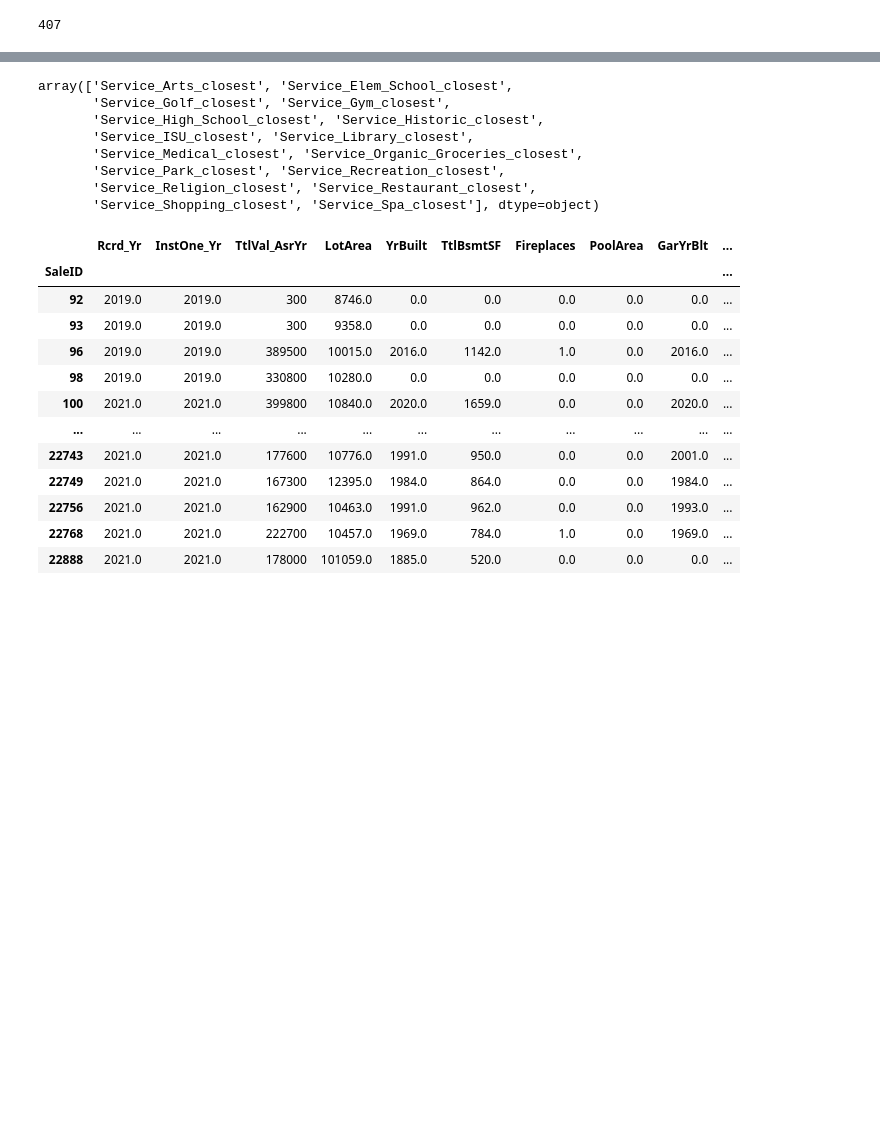
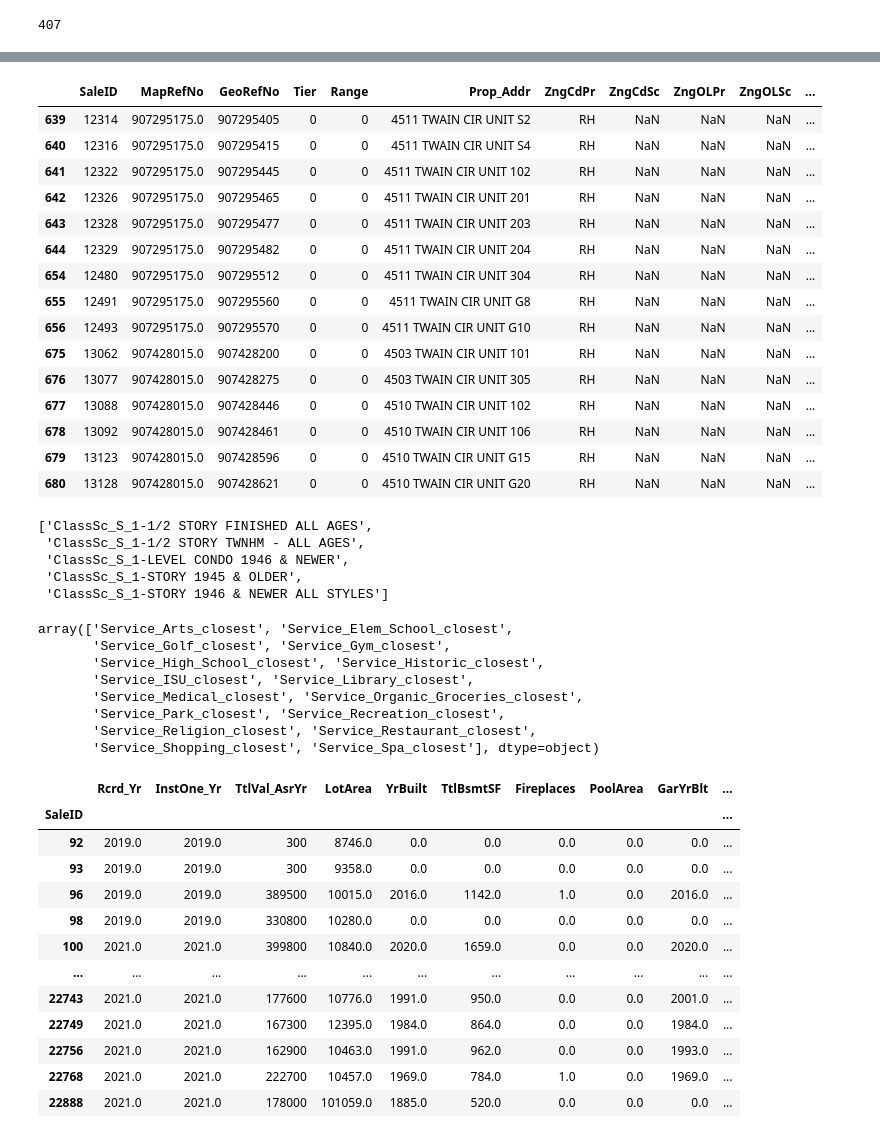
Before and after one commit to lelandjmurrin/Ames_Housing_Project, a Jupyter notebook: Ames_Project_Testing.ipynb, the cells around one changed output, grey strips where cells are left out. Drawn from its saved outputs; the diff is of its cells as text; code cells hidden in the pictures; blank space fills up the shorter version.

```diff
--- a/Ames_Project_Testing.ipynb
+++ b/Ames_Project_Testing.ipynb
@@ -185,3 +220,30 @@ selected_AB_features = (['Has_Fireplace', 'Has_Garage', 'Has_Bsmt'] +
+# %%
+df_house2019.query("Neighborhood == 'DakotaR'")
+# %% [output]
+|  | SaleID | MapRefNo | GeoRefNo | Tier | Range | Prop_Addr | ZngCdPr | ZngCdSc | ZngOLPr | ZngOLSc | ... |
+| 639 | 12314 | 907295175.0 | 907295405 | 0 | 0 | 4511 TWAIN CIR UNIT S2 | RH | NaN | NaN | NaN | ... |
+| 640 | 12316 | 907295175.0 | 907295415 | 0 | 0 | 4511 TWAIN CIR UNIT S4 | RH | NaN | NaN | NaN | ... |
+| 641 | 12322 | 907295175.0 | 907295445 | 0 | 0 | 4511 TWAIN CIR UNIT 102 | RH | NaN | NaN | NaN | ... |
+| 642 | 12326 | 907295175.0 | 907295465 | 0 | 0 | 4511 TWAIN CIR UNIT 201 | RH | NaN | NaN | NaN | ... |
+| 643 | 12328 | 907295175.0 | 907295477 | 0 | 0 | 4511 TWAIN CIR UNIT 203 | RH | NaN | NaN | NaN | ... |
+| 644 | 12329 | 907295175.0 | 907295482 | 0 | 0 | 4511 TWAIN CIR UNIT 204 | RH | NaN | NaN | NaN | ... |
+| 654 | 12480 | 907295175.0 | 907295512 | 0 | 0 | 4511 TWAIN CIR UNIT 304 | RH | NaN | NaN | NaN | ... |
+| 655 | 12491 | 907295175.0 | 907295560 | 0 | 0 | 4511 TWAIN CIR UNIT G8 | RH | NaN | NaN | NaN | ... |
+| 656 | 12493 | 907295175.0 | 907295570 | 0 | 0 | 4511 TWAIN CIR UNIT G10 | RH | NaN | NaN | NaN | ... |
+| 675 | 13062 | 907428015.0 | 907428200 | 0 | 0 | 4503 TWAIN CIR UNIT 101 | RH | NaN | NaN | NaN | ... |
+| 676 | 13077 | 907428015.0 | 907428275 | 0 | 0 | 4503 TWAIN CIR UNIT 305 | RH | NaN | NaN | NaN | ... |
+| 677 | 13088 | 907428015.0 | 907428446 | 0 | 0 | 4510 TWAIN CIR UNIT 102 | RH | NaN | NaN | NaN | ... |
+| 678 | 13092 | 907428015.0 | 907428461 | 0 | 0 | 4510 TWAIN CIR UNIT 106 | RH | NaN | NaN | NaN | ... |
+| 679 | 13123 | 907428015.0 | 907428596 | 0 | 0 | 4510 TWAIN CIR UNIT G15 | RH | NaN | NaN | NaN | ... |
+| 680 | 13128 | 907428015.0 | 907428621 | 0 | 0 | 4510 TWAIN CIR UNIT G20 | RH | NaN | NaN | NaN | ... |
+# %%
+df_AB_house_dummies.columns.tolist()[15:20]
+# %% [output]
+['ClassSc_S_1-1/2 STORY FINISHED ALL AGES',
+ 'ClassSc_S_1-1/2 STORY TWNHM - ALL AGES',
+ 'ClassSc_S_1-LEVEL CONDO 1946 & NEWER',
+ 'ClassSc_S_1-STORY 1945 & OLDER',
+ 'ClassSc_S_1-STORY 1946 & NEWER ALL STYLES']
 # %%
 np.array(df_features_all.filter(regex = "_closest").columns)
 # %% [output]
```
Also changed, not shown: parts of 12 cells of this notebook.
